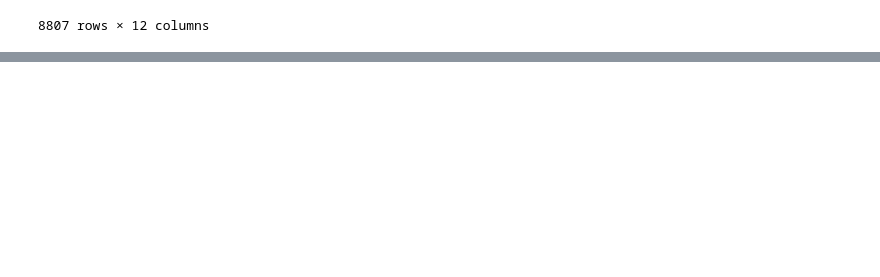
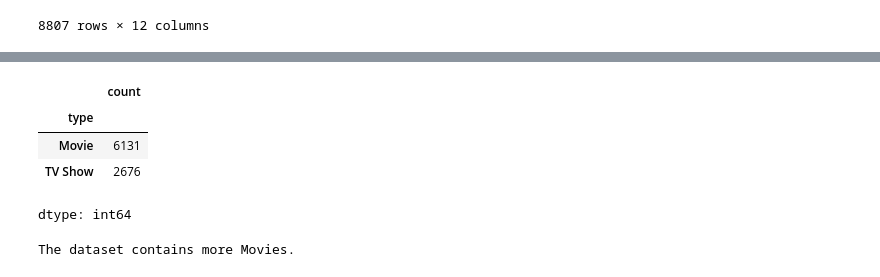
Before and after one commit to navyamj01/Netflix-Data-Analysis, a Jupyter notebook: Netflix_Datanalysis.ipynb, the cells around one changed output, grey strips where cells are left out. Saved outputs shown, nothing was run; the diff lists cells and outputs as text; code cells hidden in the pictures; blank space fills up the shorter version.

```diff
--- a/Netflix_Datanalysis.ipynb
+++ b/Netflix_Datanalysis.ipynb
@@ -24,0 +95,14 @@ df
+# %%
+type_counts=df['type'].value_counts()
+display(type_counts)
+
+
+majority_type = type_counts.idxmax()
+print(f"\nThe dataset contains more {majority_type}s.")
+# %% [output]
+|  | count |
+| type |  |
+| Movie | 6131 |
+| TV Show | 2676 |
+dtype: int64
+The dataset contains more Movies.
```
Also changed, not shown: parts of 7 cells of this notebook.
